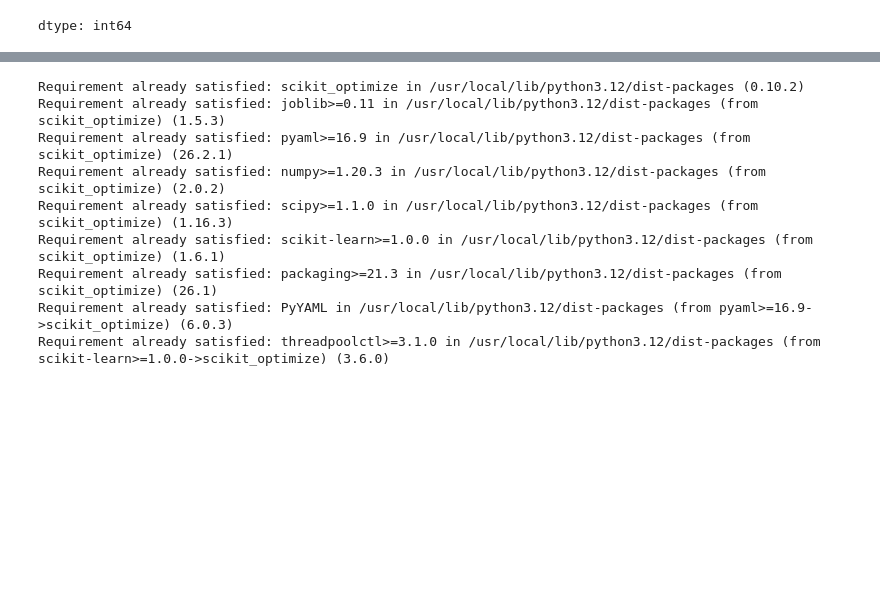
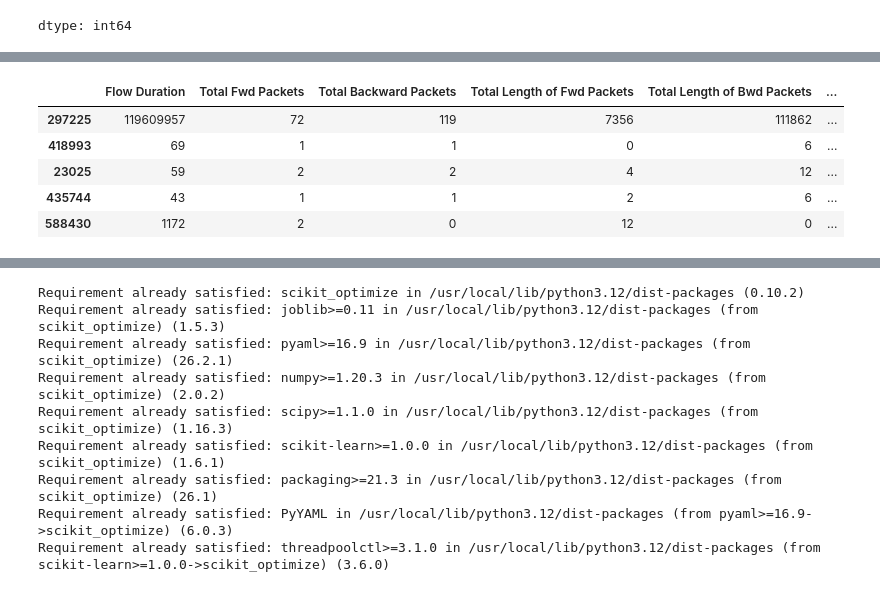
Before and after one commit to OmegaS48/Internship_NITP, a Jupyter notebook: Intern_Day5.ipynb, the cells around one changed output, grey strips where cells are left out. Cells and saved outputs as stored; diff of their text form; code cells hidden in the pictures; blank space fills up the shorter version.

```diff
--- a/Intern_Day5.ipynb
+++ b/Intern_Day5.ipynb
@@ -347,2 +332,0 @@ X=d
-# %%
-Y=df
@@ -370,2 +332,0 @@ dtype: int64
-# %%
-X.fillna(0,inplace=True)
@@ -420,2 +332,0 @@ dtype: int64
-# %%
-Y=Y[Y!=8]
@@ -442,5 +333,3 @@ dtype: int64
-# %%
-Y=labelencoder.fit_transform(Y)
 # %%
 X_train,X_test,Y_train,Y_test=train_test_split(X,Y,test_size=0.2,random_state=2)
 # %%
@@ -453,0 +343,9 @@ Y_train.shape
+# %%
+X_train.head()
+# %% [output]
+|  | Flow Duration | Total Fwd Packets | Total Backward Packets | Total Length of Fwd Packets | Total Length of Bwd Packets | ... |
+| 297225 | 119609957 | 72 | 119 | 7356 | 111862 | ... |
+| 418993 | 69 | 1 | 1 | 0 | 6 | ... |
+| 23025 | 59 | 2 | 2 | 4 | 12 | ... |
+| 435744 | 43 | 1 | 1 | 2 | 6 | ... |
+| 588430 | 1172 | 2 | 0 | 12 | 0 | ... |
```
Also changed, not shown: parts of 59 cells of this notebook.
